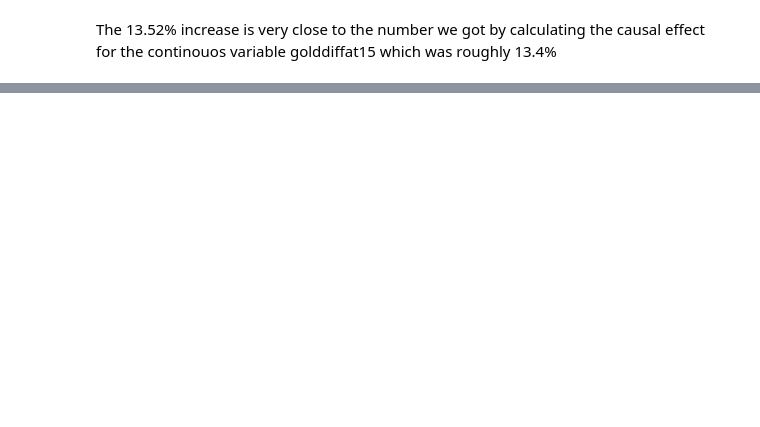
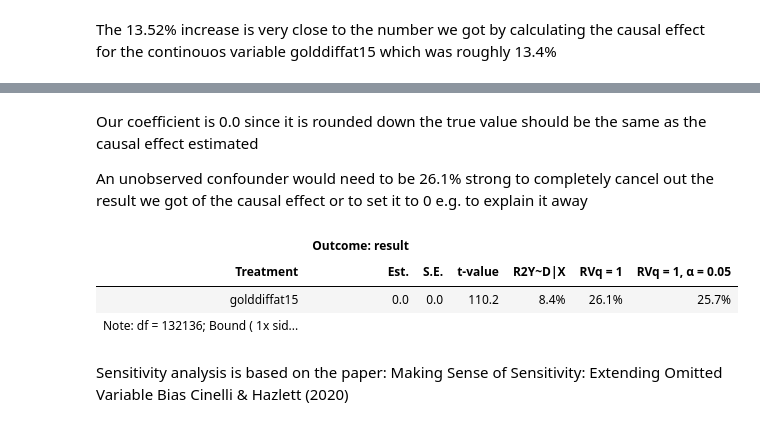
Before and after one commit to pewwwpewww/League-of-Legends-Esport-Dataset, a Jupyter notebook: effect_gold_lead.ipynb, the cells around one changed output, grey strips where cells are left out. Cells and saved outputs as stored; diff of their text form; code cells hidden in the pictures; blank space fills up the shorter version.

Commit message:
Added sensitivity analysis to effect_gold_lead.ipynb

```diff
--- a/effect_gold_lead.ipynb
+++ b/effect_gold_lead.ipynb
@@ -315,0 +353,5 @@ We estimate our confindence interval as [[0.00013168], [0.00013644]] with the es
+# %%
+#We now fit a regression model using statsmodels to the data using the information gained
+#by the causal analysis to then use sensemakr to do sensitivity analysis
+formula = 'result ~ golddiffat15 + side_adv + win_prob'
+reg_model = smf.ols(formula, data=long_df).fit()
@@ -315,0 +378,11 @@ We estimate our confindence interval as [[0.00013168], [0.00013644]] with the es
+# %%
+#Use sensemakr to do sensitivity analysis
+golddiff_sense = smkr.Sensemakr(
+    model=reg_model,
+    treatment='golddiffat15',
+    benchmark_covariates=['side_adv', 'win_prob'],
+)
+
+#Plot the sensemakr results
+golddiff_sense.plot()
+golddiff_sense.print()
@@ -315,0 +406,13 @@ We estimate our confindence interval as [[0.00013168], [0.00013644]] with the es
+# %% [markdown]
+Our coefficient is 0.0 since it is rounded down the true value should be the same as the causal effect estimated
+
+An unobserved confounder would need to be 26.1% strong to completely cancel out the result we got of the causal effect or to set it to 0 e.g. to explain it away
+# %%
+html_code = golddiff_sense.ovb_minimal_reporting(format = "html")
+# %% [output]
+|  | Outcome: result |  |  |  |  |  |
+| Treatment | Est. | S.E. | t-value | R2Y~D|X | RVq = 1 | RVq = 1, α = 0.05 |
+| golddiffat15 | 0.0 | 0.0 | 110.2 | 8.4% | 26.1% | 25.7% |
+| Note: df = 132136; Bound ( 1x sid... |  |  |  |  |  |  |
+# %% [markdown]
+Sensitivity analysis is based on the paper: Making Sense of Sensitivity: Extending Omitted Variable Bias Cinelli & Hazlett (2020)
```
Also changed, not shown: parts of 8 cells of this notebook, 2 other files.
